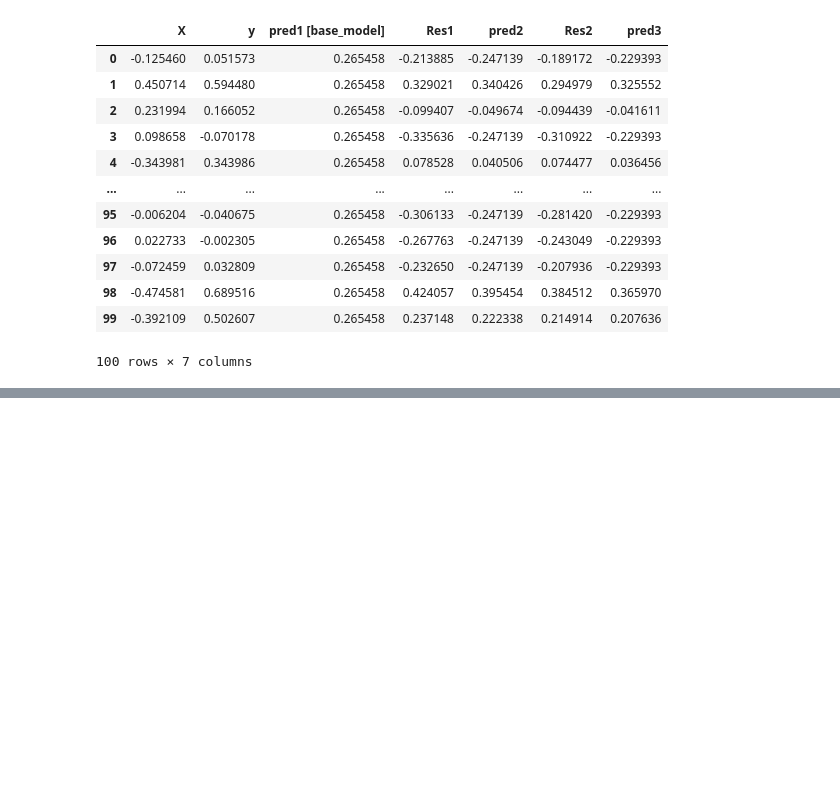
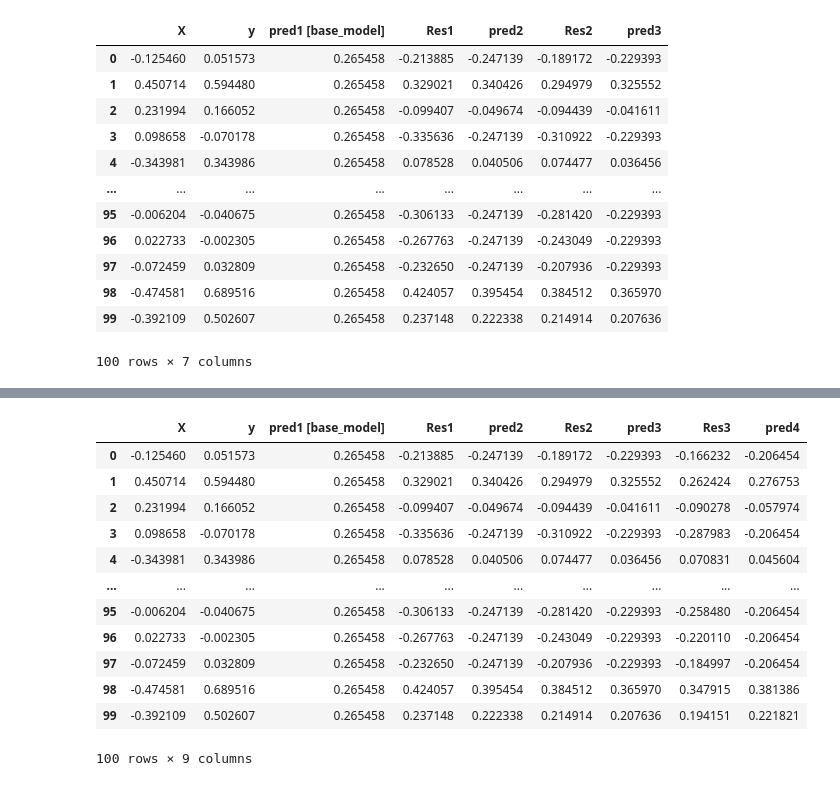
Before and after one commit to sakshi4160/Machine_Learning, a Jupyter notebook: Gradient Boosting/Gradient Boosting.ipynb, the cells around one changed output, grey strips where cells are left out. Drawn from its saved outputs; the diff is of its cells as text; code cells hidden in the pictures; blank space fills up the shorter version.

```diff
--- a/Gradient Boosting/Gradient Boosting.ipynb
+++ b/Gradient Boosting/Gradient Boosting.ipynb
@@ -204,0 +241,18 @@ df
+# %%
+df["pred4"]=DT3.predict(X)
+# %%
+df
+# %% [output]
+|  | X | y | pred1 [base_model] | Res1 | pred2 | Res2 | pred3 | Res3 | pred4 |
+| 0 | -0.125460 | 0.051573 | 0.265458 | -0.213885 | -0.247139 | -0.189172 | -0.229393 | -0.166232 | -0.206454 |
+| 1 | 0.450714 | 0.594480 | 0.265458 | 0.329021 | 0.340426 | 0.294979 | 0.325552 | 0.262424 | 0.276753 |
+| 2 | 0.231994 | 0.166052 | 0.265458 | -0.099407 | -0.049674 | -0.094439 | -0.041611 | -0.090278 | -0.057974 |
+| 3 | 0.098658 | -0.070178 | 0.265458 | -0.335636 | -0.247139 | -0.310922 | -0.229393 | -0.287983 | -0.206454 |
+| 4 | -0.343981 | 0.343986 | 0.265458 | 0.078528 | 0.040506 | 0.074477 | 0.036456 | 0.070831 | 0.045604 |
+| ... | ... | ... | ... | ... | ... | ... | ... | ... | ... |
+| 95 | -0.006204 | -0.040675 | 0.265458 | -0.306133 | -0.247139 | -0.281420 | -0.229393 | -0.258480 | -0.206454 |
+| 96 | 0.022733 | -0.002305 | 0.265458 | -0.267763 | -0.247139 | -0.243049 | -0.229393 | -0.220110 | -0.206454 |
+| 97 | -0.072459 | 0.032809 | 0.265458 | -0.232650 | -0.247139 | -0.207936 | -0.229393 | -0.184997 | -0.206454 |
+| 98 | -0.474581 | 0.689516 | 0.265458 | 0.424057 | 0.395454 | 0.384512 | 0.365970 | 0.347915 | 0.381386 |
+| 99 | -0.392109 | 0.502607 | 0.265458 | 0.237148 | 0.222338 | 0.214914 | 0.207636 | 0.194151 | 0.221821 |
+100 rows × 9 columns
```
Also changed, not shown: parts of 6 cells of this notebook.
